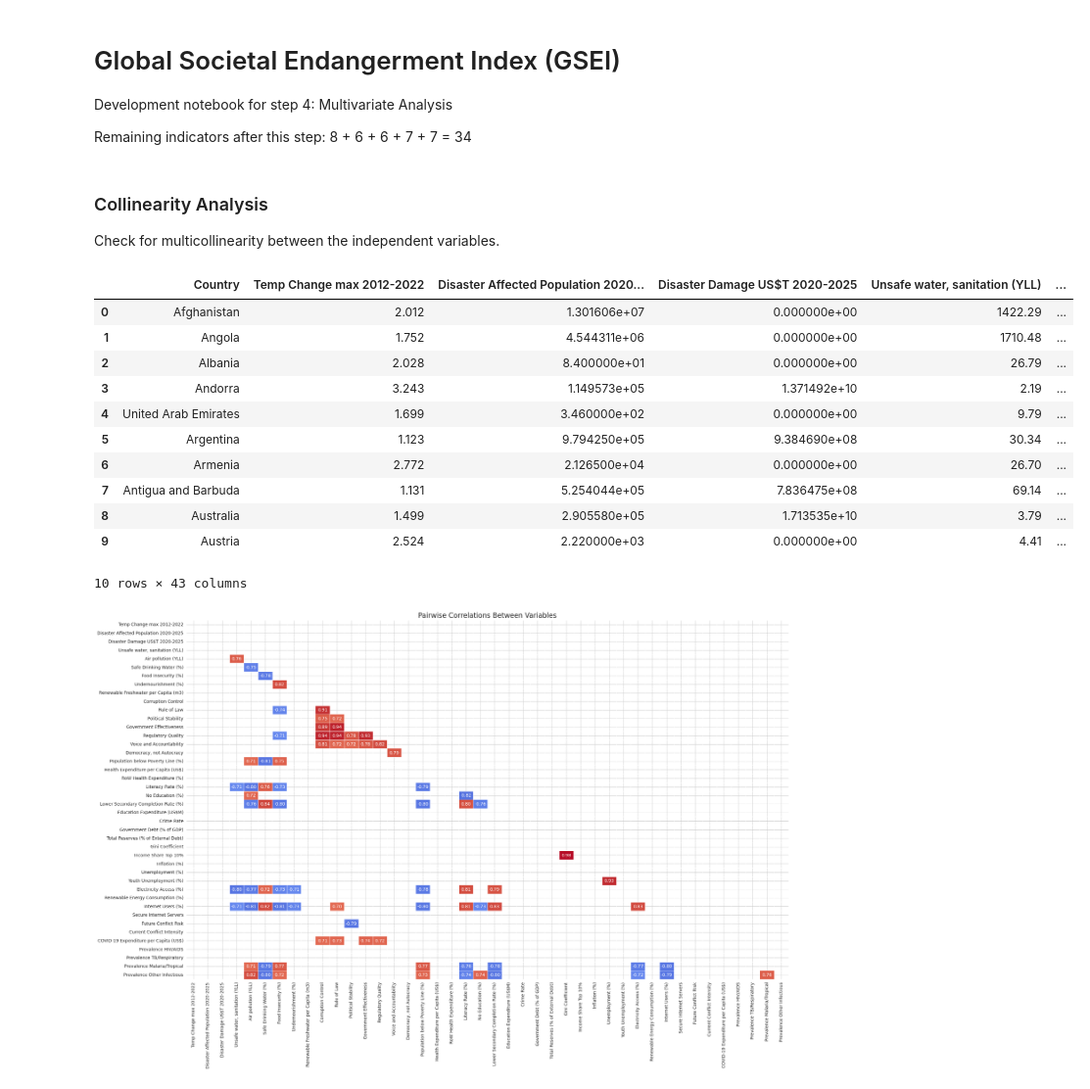
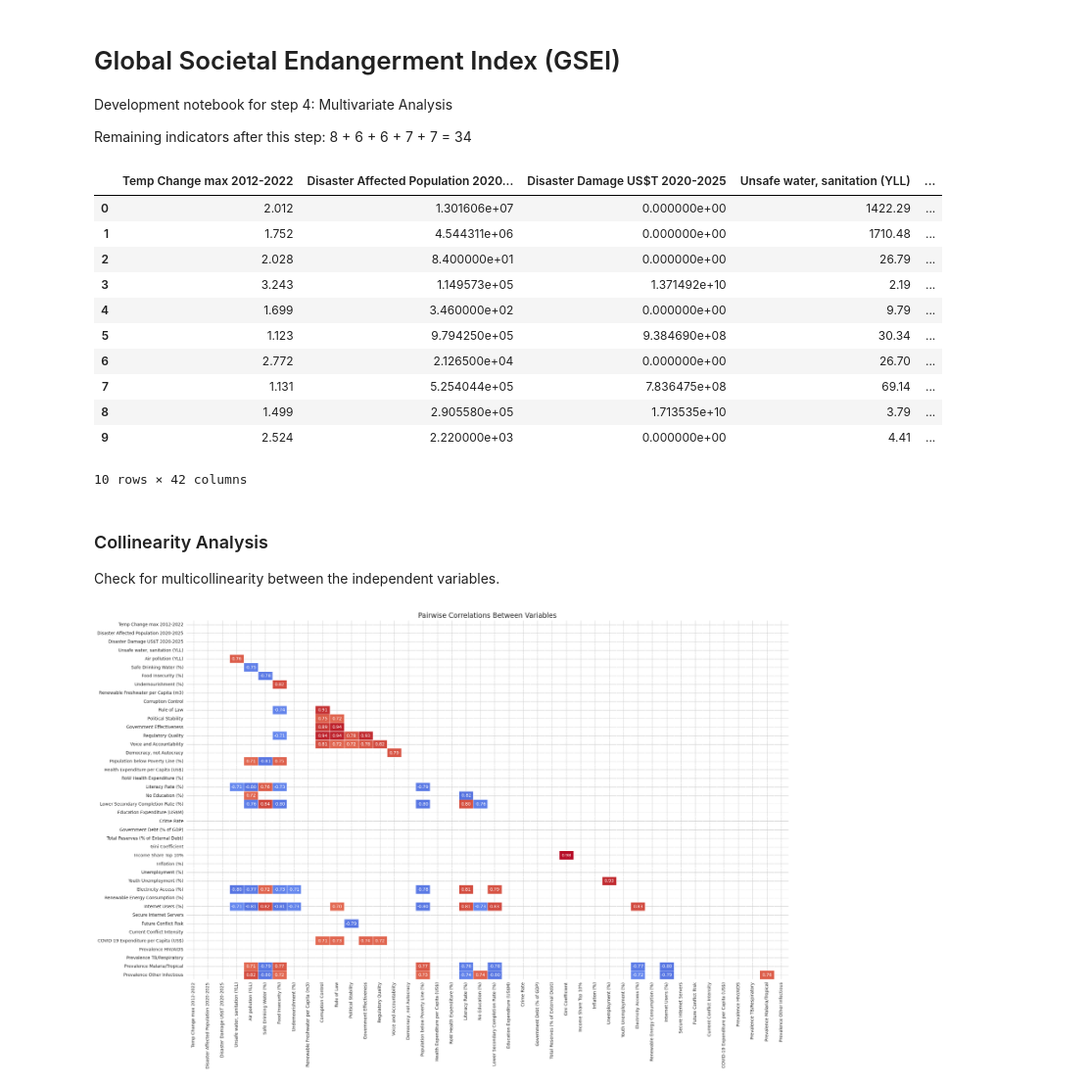
Before and after one commit to arth3mis/global-societal-endangerment-index, a Jupyter notebook: 4.1_multivariate_analysis.ipynb, the cells around one changed output. Shown at 98% size. Cells and saved outputs as stored; diff of their text form; code cells hidden in the pictures.

Commit message:
Move column of selected countries to own CSV

```diff
--- a/4.1_multivariate_analysis.ipynb
+++ b/4.1_multivariate_analysis.ipynb
@@ -15,29 +15,29 @@ from sklearn.decomposition import PCA
 from sklearn.cluster import KMeans
 from sklearn.metrics import silhouette_score
 import json
-# %% [markdown]
-### Collinearity Analysis
-
-Check for multicollinearity between the independent variables.
 # %%
 # load data
-dfc = pd.read_csv("data/processing/imputed_all_data.csv")
-df = dfc.drop(columns='Country')
+df = pd.read_csv("data/processing/imputed_all_data.csv")
+countries = pd.read_csv("data/processing/selected_countries.csv")
 
-dfc.head(10)
+df.head(10)
 # %% [output]
-|  | Country | Temp Change max 2012-2022 | Disaster Affected Population 2020... | Disaster Damage US$T 2020-2025 | Unsafe water, sanitation (YLL) | ... |
-| 0 | Afghanistan | 2.012 | 1.301606e+07 | 0.000000e+00 | 1422.29 | ... |
-| 1 | Angola | 1.752 | 4.544311e+06 | 0.000000e+00 | 1710.48 | ... |
-| 2 | Albania | 2.028 | 8.400000e+01 | 0.000000e+00 | 26.79 | ... |
-| 3 | Andorra | 3.243 | 1.149573e+05 | 1.371492e+10 | 2.19 | ... |
-| 4 | United Arab Emirates | 1.699 | 3.460000e+02 | 0.000000e+00 | 9.79 | ... |
-| 5 | Argentina | 1.123 | 9.794250e+05 | 9.384690e+08 | 30.34 | ... |
-| 6 | Armenia | 2.772 | 2.126500e+04 | 0.000000e+00 | 26.70 | ... |
-| 7 | Antigua and Barbuda | 1.131 | 5.254044e+05 | 7.836475e+08 | 69.14 | ... |
-| 8 | Australia | 1.499 | 2.905580e+05 | 1.713535e+10 | 3.79 | ... |
-| 9 | Austria | 2.524 | 2.220000e+03 | 0.000000e+00 | 4.41 | ... |
+|  | Temp Change max 2012-2022 | Disaster Affected Population 2020... | Disaster Damage US$T 2020-2025 | Unsafe water, sanitation (YLL) | ... |
+| 0 | 2.012 | 1.301606e+07 | 0.000000e+00 | 1422.29 | ... |
+| 1 | 1.752 | 4.544311e+06 | 0.000000e+00 | 1710.48 | ... |
+| 2 | 2.028 | 8.400000e+01 | 0.000000e+00 | 26.79 | ... |
+| 3 | 3.243 | 1.149573e+05 | 1.371492e+10 | 2.19 | ... |
+| 4 | 1.699 | 3.460000e+02 | 0.000000e+00 | 9.79 | ... |
+| 5 | 1.123 | 9.794250e+05 | 9.384690e+08 | 30.34 | ... |
+| 6 | 2.772 | 2.126500e+04 | 0.000000e+00 | 26.70 | ... |
+| 7 | 1.131 | 5.254044e+05 | 7.836475e+08 | 69.14 | ... |
+| 8 | 1.499 | 2.905580e+05 | 1.713535e+10 | 3.79 | ... |
+| 9 | 2.524 | 2.220000e+03 | 0.000000e+00 | 4.41 | ... |
-10 rows × 43 columns
+10 rows × 42 columns
+# %% [markdown]
+### Collinearity Analysis
+
+Check for multicollinearity between the independent variables.
 # %%
 def corr_matrix(df):
     return df.corr(method='pearson')
```
Also changed, not shown: 4 other files.
